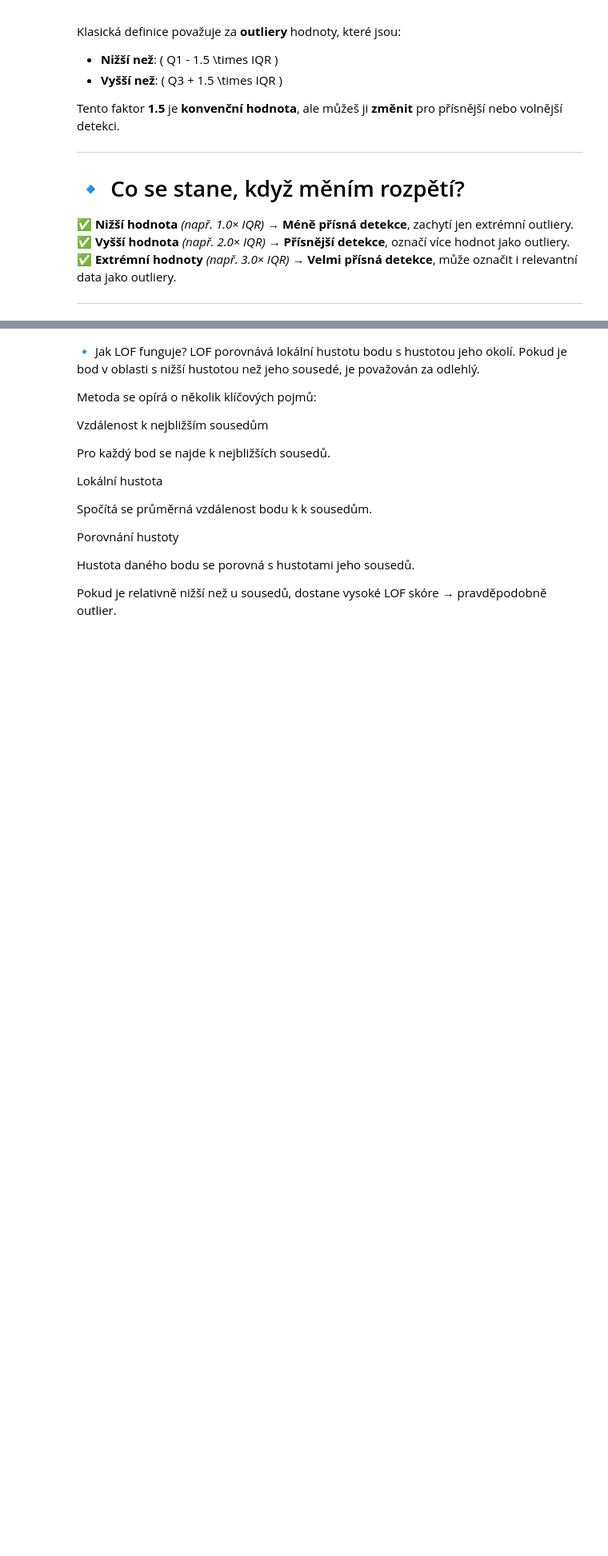
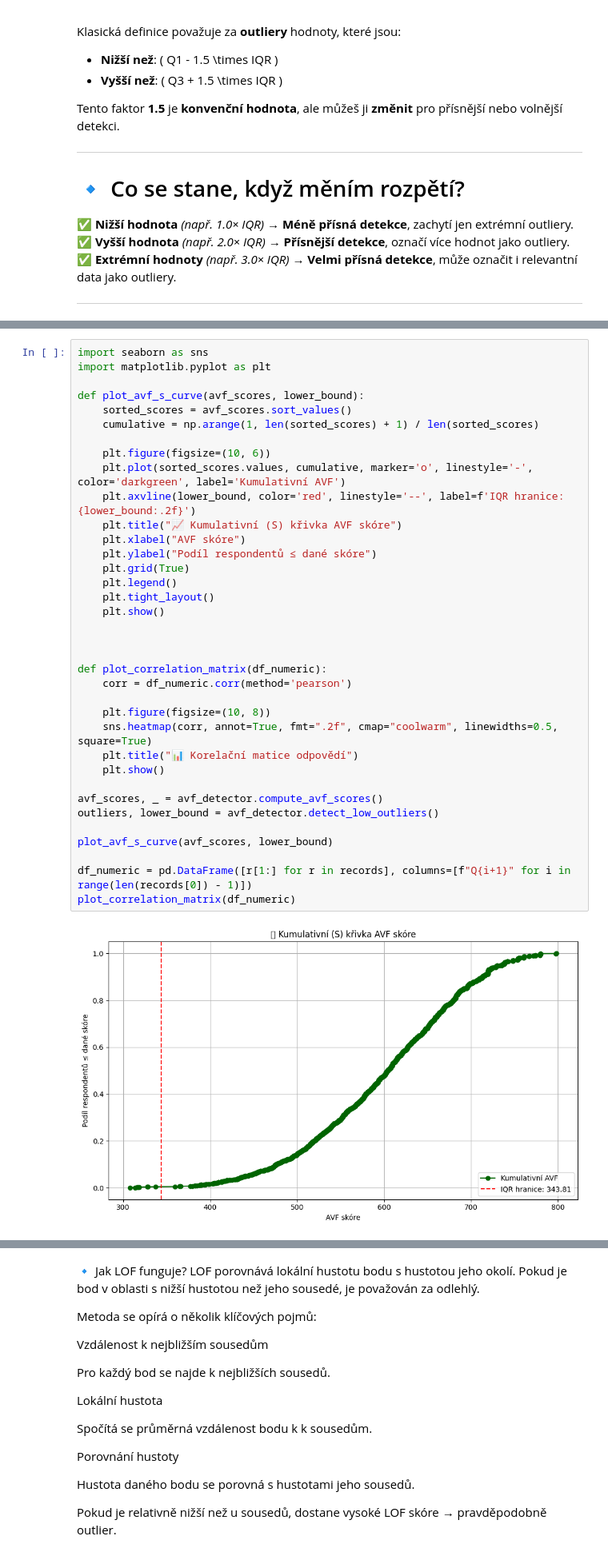
Before and after one commit to z1gyy/Air-Pollution-map, a Jupyter notebook: Bakalarka.ipynb, the cells around one changed output, grey strips where cells are left out. Shown at 80% size. Cells and saved outputs as stored; diff of their text form; blank space fills up the shorter version.

```diff
--- a/Bakalarka.ipynb
+++ b/Bakalarka.ipynb
@@ -315,0 +372,38 @@ Length: 383, dtype: float64
+# %%
+import seaborn as sns
+import matplotlib.pyplot as plt
+
+def plot_avf_s_curve(avf_scores, lower_bound):
+    sorted_scores = avf_scores.sort_values()
+    cumulative = np.arange(1, len(sorted_scores) + 1) / len(sorted_scores)
+
+    plt.figure(figsize=(10, 6))
+    plt.plot(sorted_scores.values, cumulative, marker='o', linestyle='-', color='darkgreen', label='Kumulativní AVF')
+    plt.axvline(lower_bound, color='red', linestyle='--', label=f'IQR hranice: {lower_bound:.2f}')
+    plt.title("📈 Kumulativní (S) křivka AVF skóre")
+    plt.xlabel("AVF skóre")
+    plt.ylabel("Podíl respondentů ≤ dané skóre")
+    plt.grid(True)
+    plt.legend()
+    plt.tight_layout()
+    plt.show()
+
+
+
+def plot_correlation_matrix(df_numeric):
+    corr = df_numeric.corr(method='pearson')
+
+    plt.figure(figsize=(10, 8))
+    sns.heatmap(corr, annot=True, fmt=".2f", cmap="coolwarm", linewidths=0.5, square=True)
+    plt.title("📊 Korelační matice odpovědí")
+    plt.show()
+
+avf_scores, _ = avf_detector.compute_avf_scores()
+outliers, lower_bound = avf_detector.detect_low_outliers()
+
+plot_avf_s_curve(avf_scores, lower_bound)
+
+df_numeric = pd.DataFrame([r[1:] for r in records], columns=[f"Q{i+1}" for i in range(len(records[0]) - 1)])
+plot_correlation_matrix(df_numeric)
+# %% [output]
+[figure, added]
```
Also changed, not shown: parts of 8 cells of this notebook.
